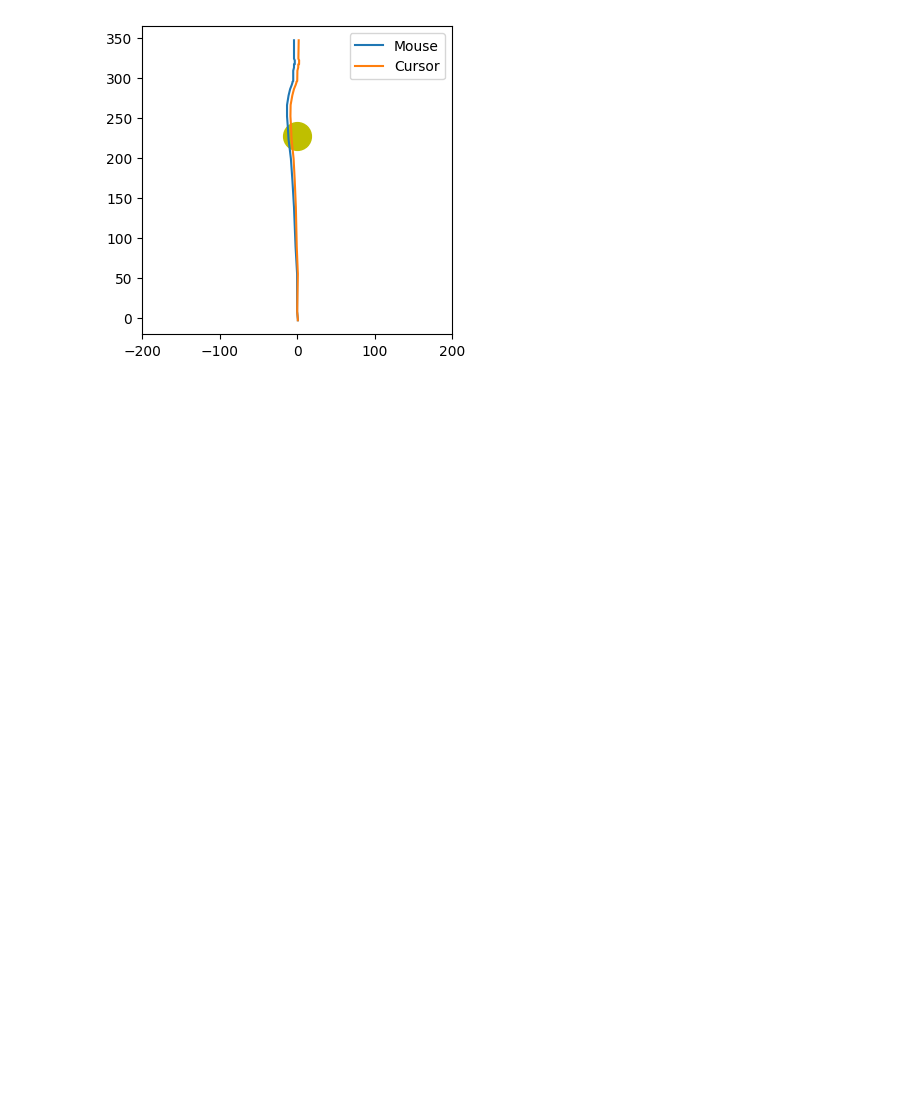
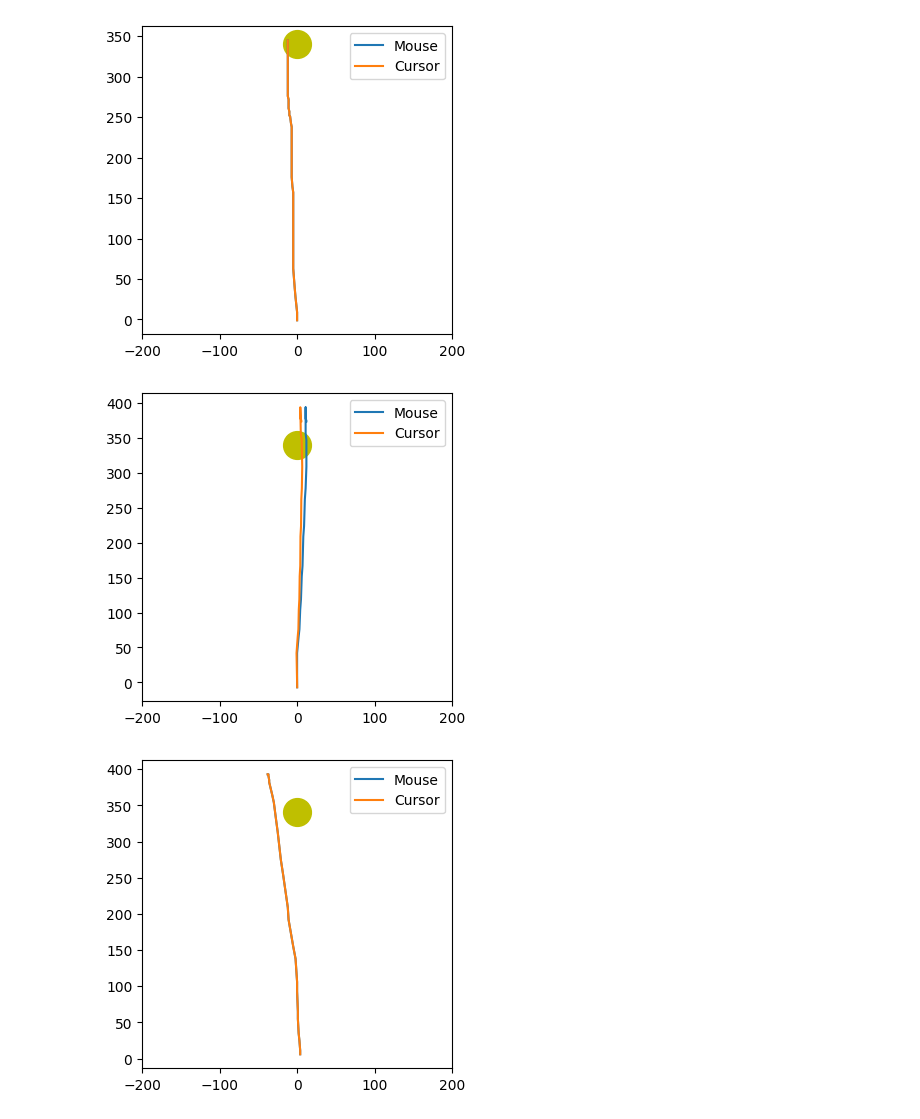
Before and after one commit to jack-darley/IGE-EGE-recreate, a Jupyter notebook: analyze.ipynb, the cells around one changed output. Cells and saved outputs as stored; diff of their text form; code cells hidden in the pictures; blank space fills up the shorter version.

Commit message:
fixed incorrect target location notebook plots

```diff
--- a/analyze.ipynb
+++ b/analyze.ipynb
@@ -5,10 +5,12 @@ import seaborn as sns
 import numpy as np
 import matplotlib.pyplot as plt
 
+# Recorded at mouse DPI of 800 DPI
 
 df = pd.read_csv("data.csv") # ROTATION IN RADS
 df["Rotation"] = np.degrees(df["Rotation"])
-trial_schedule = pd.read_csv("tgt.csv")
+ts = pd.read_csv("tgt.csv") # trial schedule
+# trial_schedule = pd.read_csv("tgt.csv")
 
 df.head()
 # %% [output]
@@ -21,19 +23,24 @@ df.head()
 # %%
-target_loc_x, target_loc_y = (0, 3.78*60)
+# Import conversion mm to pixel
+import main
+target_loc = ts["target distance"].unique()*main.mm2pixel
 
-trial_min = 0
-trial_max = 0
+# Define trial range for plots
+trial_min = 50
+trial_max = 55
 df_head = df[df["Trial"].between(trial_min, trial_max)]
 
 
 for trial, trial_data in df_head.groupby("Trial"):
     plt.figure(figsize=(4, 4))
     plt.plot(trial_data["Mouse X"], trial_data["Mouse Y"], label=f"Mouse")
     plt.plot(trial_data["Cursor X"], trial_data["Cursor Y"], label=f"Cursor")
-    plt.scatter(target_loc_x, target_loc_y, s=400, color='y')
+    plt.scatter(0, target_loc, s=400, color='y')
 
     plt.xlim([-200, 200])
     plt.legend()
     plt.show()
 # %% [output]
-[figure, old version]
+[figure, new version]
+[figure, added]
+[figure, added]
```
Also changed, not shown: parts of 4 cells of this notebook, 2 other files.
